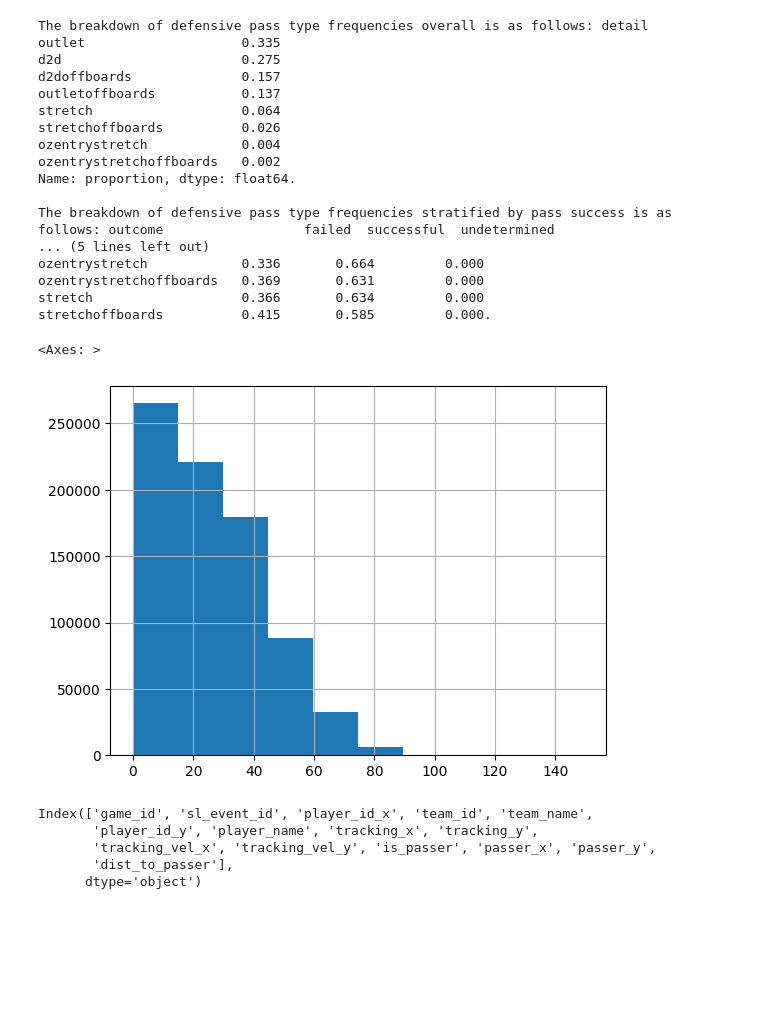
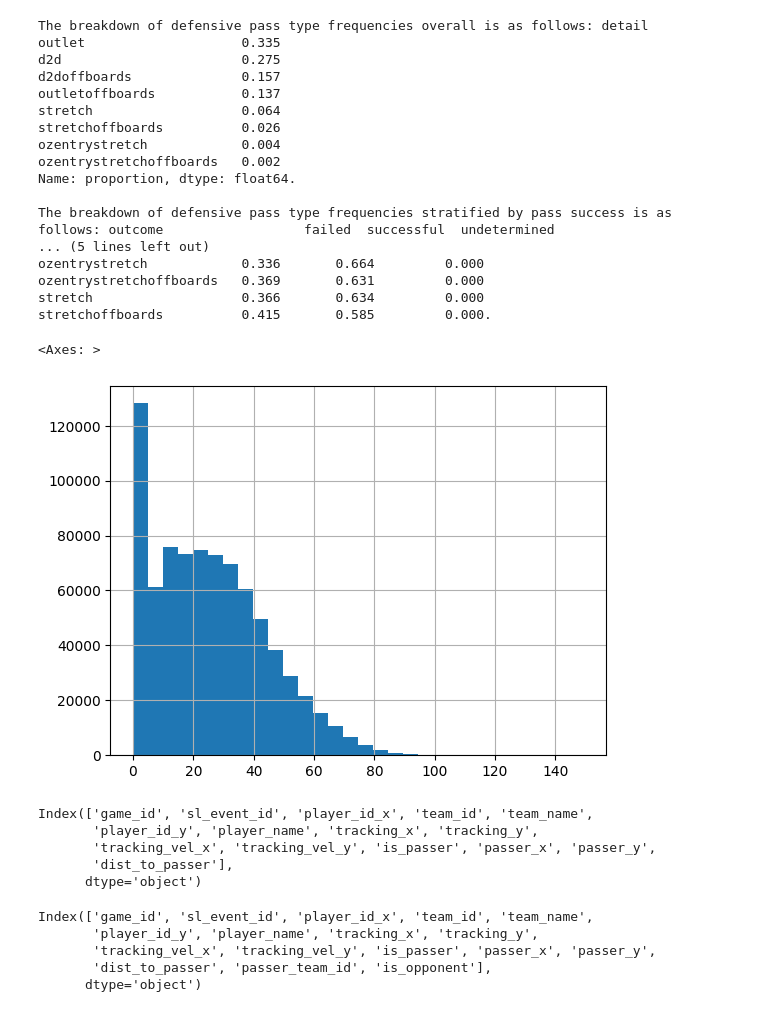
Before and after one commit to corcamp/hockey_analyses, a Jupyter notebook: exploratory.ipynb, the cells around one changed output. Cells and saved outputs as stored; diff of their text form; code cells hidden in the pictures; blank space fills up the shorter version.

Commit message:
Complete hypothesis exploration and visualisations.

```diff
--- a/exploratory.ipynb
+++ b/exploratory.ipynb
@@ -228,20 +225,22 @@ dz_tracking["dist_to_passer"] = np.sqrt(
     (dz_tracking["tracking_x"] - dz_tracking["passer_x"])**2 +
     (dz_tracking["tracking_y"] - dz_tracking["passer_y"])**2
 )
-
-# Visualize distance to passer values
-dz_tracking["dist_to_passer"].hist()
-# %% [output]
-<Axes: >
-[figure, removed]
-# %%
-dz_tracking.columns
-# %% [output]
-Index(['game_id', 'sl_event_id', 'player_id_x', 'team_id', 'team_name',
-       'player_id_y', 'player_name', 'tracking_x', 'tracking_y',
-       'tracking_vel_x', 'tracking_vel_y', 'is_passer', 'passer_x', 'passer_y',
-       'dist_to_passer'],
-      dtype='object')
+# %%
+# Visualize distance to passer values
+dz_tracking["dist_to_passer"].hist(bins=30)
+# %% [output]
+<Axes: >
+[figure, added]
+# %%
+# Identify Opponents
+
+dz_tracking.columns
+# %% [output]
+Index(['game_id', 'sl_event_id', 'player_id_x', 'team_id', 'team_name',
+       'player_id_y', 'player_name', 'tracking_x', 'tracking_y',
+       'tracking_vel_x', 'tracking_vel_y', 'is_passer', 'passer_x', 'passer_y',
+       'dist_to_passer'],
+      dtype='object')
 # %%
 ### Identify opponents
 
@@ -263,3 +262,11 @@ dz_tracking["passer_team_id"] = dz_tracking["passer_team_id"].map(passer_lookup)
 dz_tracking["is_opponent"] = (
     dz_tracking["team_id"] != dz_tracking["passer_team_id"]
 )
+
+dz_tracking.columns
+# %% [output]
+Index(['game_id', 'sl_event_id', 'player_id_x', 'team_id', 'team_name',
+       'player_id_y', 'player_name', 'tracking_x', 'tracking_y',
+       'tracking_vel_x', 'tracking_vel_y', 'is_passer', 'passer_x', 'passer_y',
+       'dist_to_passer', 'passer_team_id', 'is_opponent'],
+      dtype='object')
```
Also changed, not shown: parts of 8 cells of this notebook.
